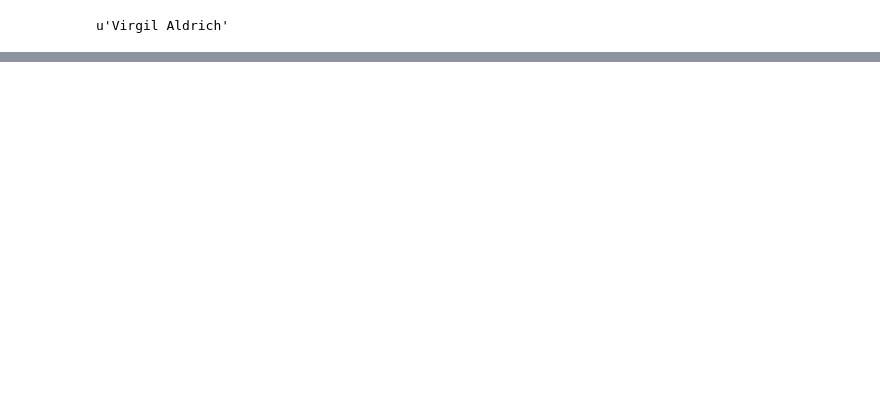
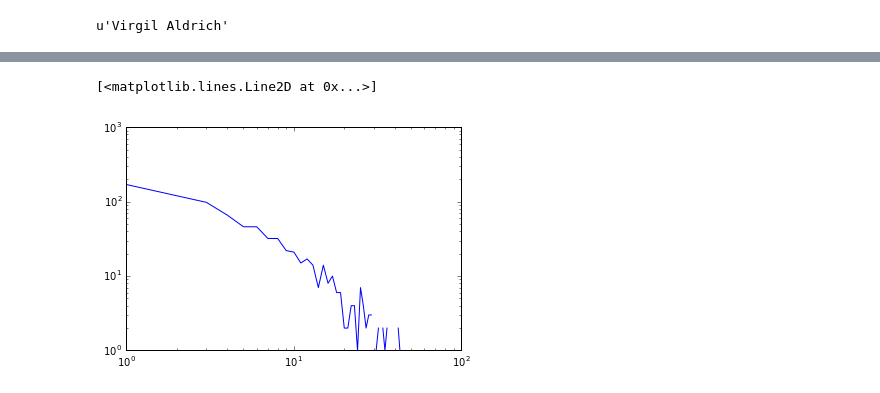
Before and after one commit to AdamPalmar/02805-SocialGraphs-AP, a Jupyter notebook: week4/week4.ipynb, the cells around one changed output, grey strips where cells are left out. Cells and saved outputs as stored; diff of their text form; code cells hidden in the pictures; blank space fills up the shorter version.

```diff
--- a/week4/week4.ipynb
+++ b/week4/week4.ipynb
@@ -282,0 +458,3 @@ u'Virgil Aldrich'
+# %%
+out_hist = create_histogram_from_graph(graph.out_degree().values())
+create_bar_from_hist(out_hist)
@@ -282,0 +478,5 @@ u'Virgil Aldrich'
+# %%
+plt.loglog(out_hist)
+# %% [output]
+[<matplotlib.lines.Line2D at 0x...>]
+[figure, added]
```
Also changed, not shown: parts of 44 cells of this notebook, 1 other file.
